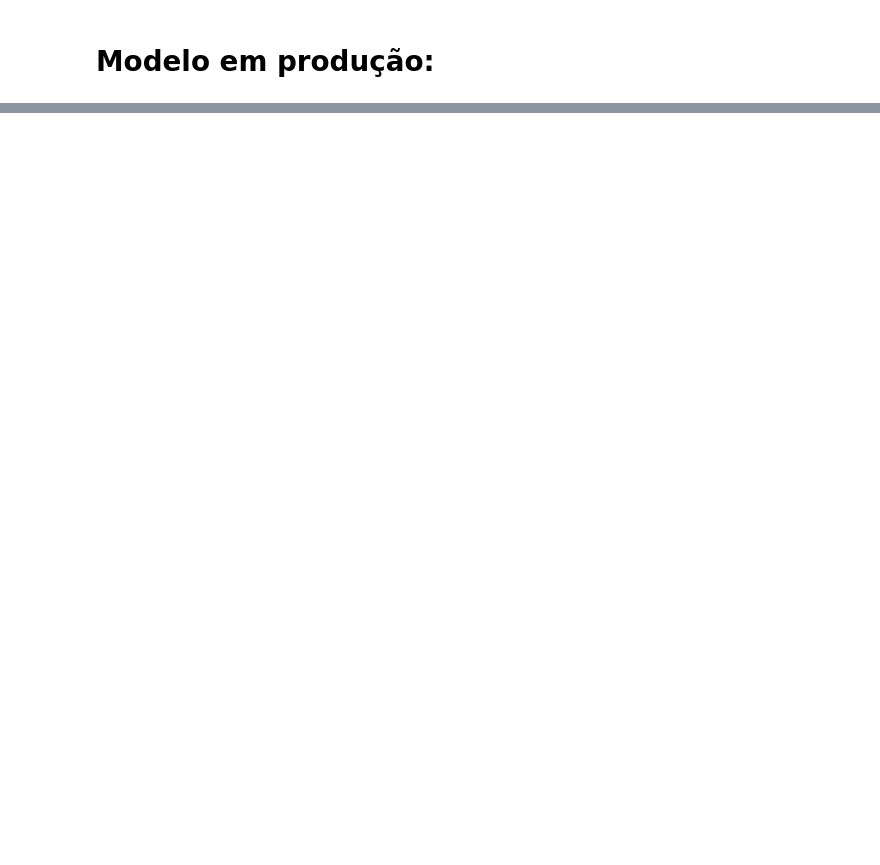
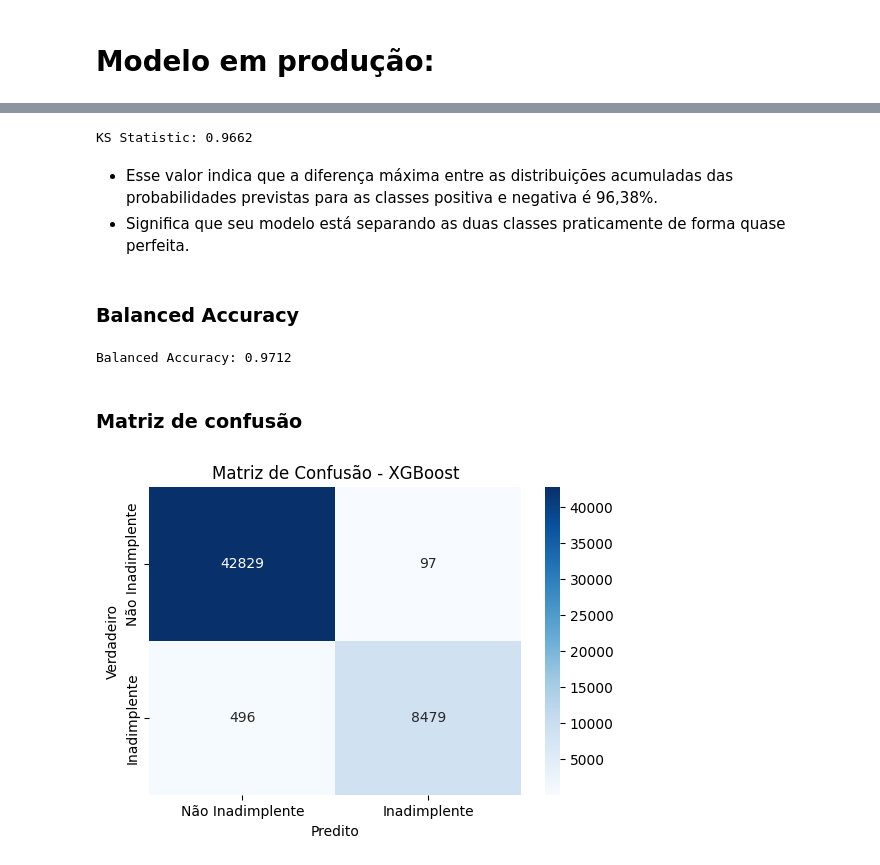
Before and after one commit to josieleferreira/credito_fintech, a Jupyter notebook: notebooks/Modelo_final.ipynb, the cells around one changed output, grey strips where cells are left out. Saved outputs shown, nothing was run; the diff lists cells and outputs as text; code cells hidden in the pictures; blank space fills up the shorter version.

```diff
--- a/notebooks/Modelo_final.ipynb
+++ b/notebooks/Modelo_final.ipynb
@@ -47,0 +99,4 @@ df_copy_encoded.head()
+# %%
+# Previsões
+y_pred = model.predict(X_test)
+y_proba = model.predict_proba(X_test)[:, 1]  # Para AUC e ROC
@@ -47,0 +128,28 @@ df_copy_encoded.head()
+# %%
+ks_stat, p_value = ks_2samp(y_proba[y_test == 1], y_proba[y_test == 0])
+print(f'KS Statistic: {ks_stat:.4f}')
+# %% [output]
+KS Statistic: 0.9662
+# %% [markdown]
+- Esse valor indica que a diferença máxima entre as distribuições acumuladas das probabilidades previstas para as classes positiva e negativa é 96,38%.
+- Significa que seu modelo está separando as duas classes praticamente de forma quase perfeita.
+# %% [markdown]
+### Balanced Accuracy
+# %%
+balanced_acc = balanced_accuracy_score(y_test, y_pred)
+print(f'Balanced Accuracy: {balanced_acc:.4f}')
+# %% [output]
+Balanced Accuracy: 0.9712
+# %% [markdown]
+### Matriz de confusão
+# %%
+cm = confusion_matrix(y_test, y_pred)
+
+plt.figure(figsize=(6, 4))
+sns.heatmap(cm, annot=True, fmt='d', cmap='Blues', xticklabels=["Não Inadimplente", "Inadimplente"], yticklabels=["Não Inadimplente", "Inadimplente"])
+plt.xlabel('Predito')
+plt.ylabel('Verdadeiro')
+plt.title('Matriz de Confusão - XGBoost')
+plt.show()
+# %% [output]
+[figure, added]
```
Also changed, not shown: parts of 24 cells of this notebook, 2 other files.
